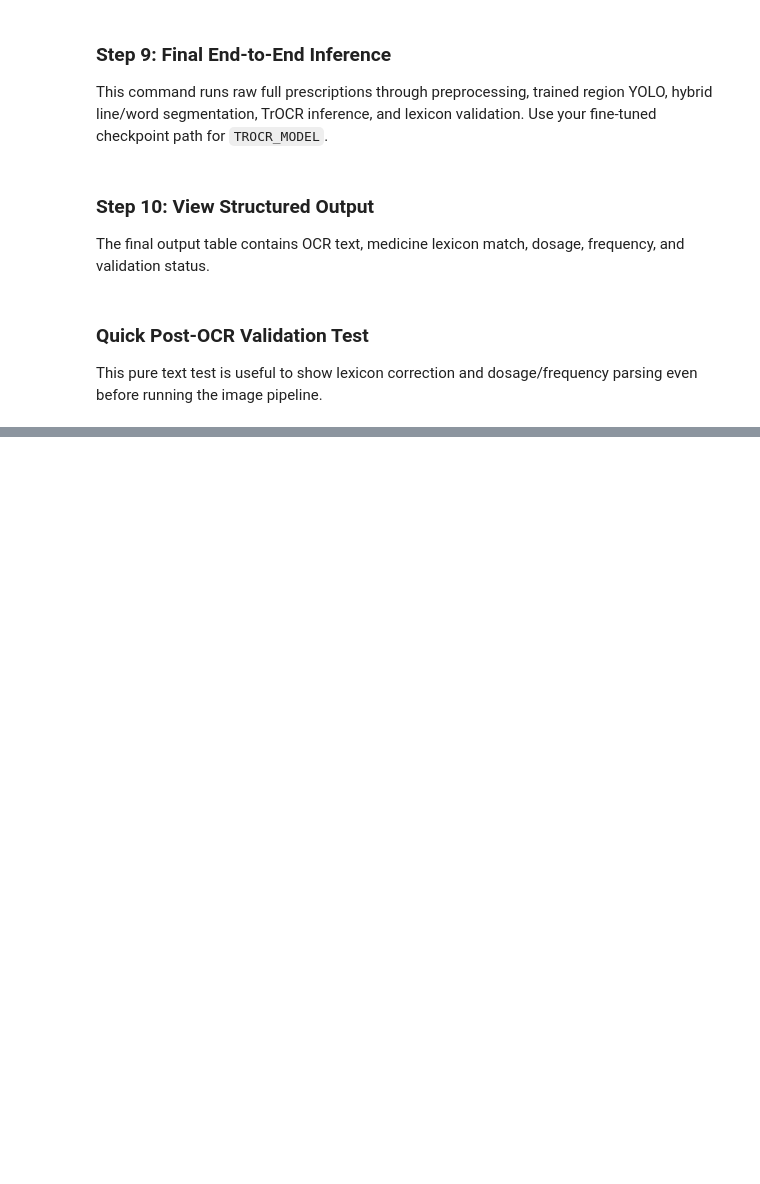
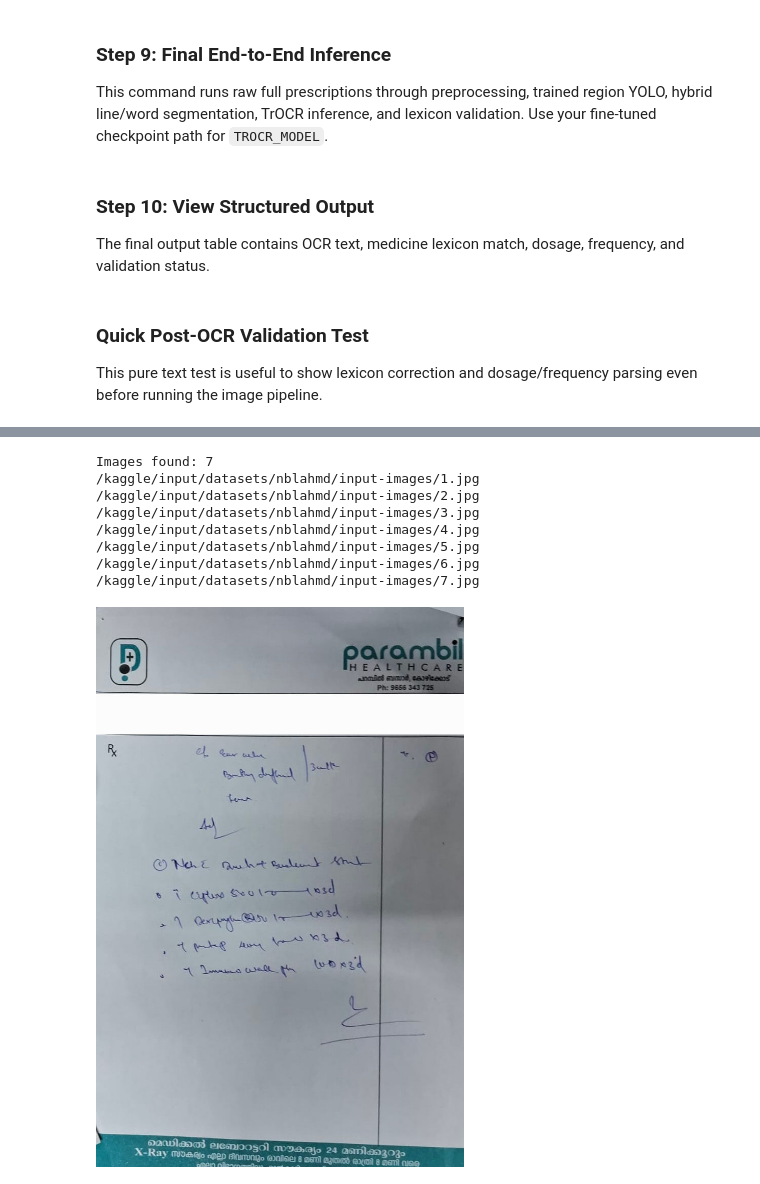
Before and after one commit to nbl-ahmd/project, a Jupyter notebook: phase4_trocr_word_level.ipynb, the cells around one changed output, grey strips where cells are left out. Cells and saved outputs as stored; diff of their text form; code cells hidden in the pictures; blank space fills up the shorter version.

Commit message:
Kaggle Notebook | project final | Version 2

```diff
--- a/phase4_trocr_word_level.ipynb
+++ b/phase4_trocr_word_level.ipynb
@@ -748,0 +805,28 @@ This pure text test is useful to show lexicon correction and dosage/frequency pa
+# %%
+from pathlib import Path
+from IPython.display import display, Image as IPImage
+
+INPUT_PATH = Path("/kaggle/input/datasets/nblahmd/input-images")
+INPUT_PATH.mkdir(parents=True, exist_ok=True)
+
+image_files = [
+    p for p in sorted(INPUT_PATH.glob("*"))
+    if p.suffix.lower() in [".jpg", ".jpeg", ".png", ".webp", ".bmp", ".tif", ".tiff"]
+]
+
+print("Images found:", len(image_files))
+for p in image_files:
+    print(p)
+
+for p in image_files[:5]:
+    display(IPImage(filename=str(p), width=600))
+# %% [output]
+Images found: 7
+/kaggle/input/datasets/nblahmd/input-images/1.jpg
+/kaggle/input/datasets/nblahmd/input-images/2.jpg
+/kaggle/input/datasets/nblahmd/input-images/3.jpg
+/kaggle/input/datasets/nblahmd/input-images/4.jpg
+/kaggle/input/datasets/nblahmd/input-images/5.jpg
+/kaggle/input/datasets/nblahmd/input-images/6.jpg
+/kaggle/input/datasets/nblahmd/input-images/7.jpg
+[figure, added]
```
Also changed, not shown: parts of 6 cells of this notebook.
